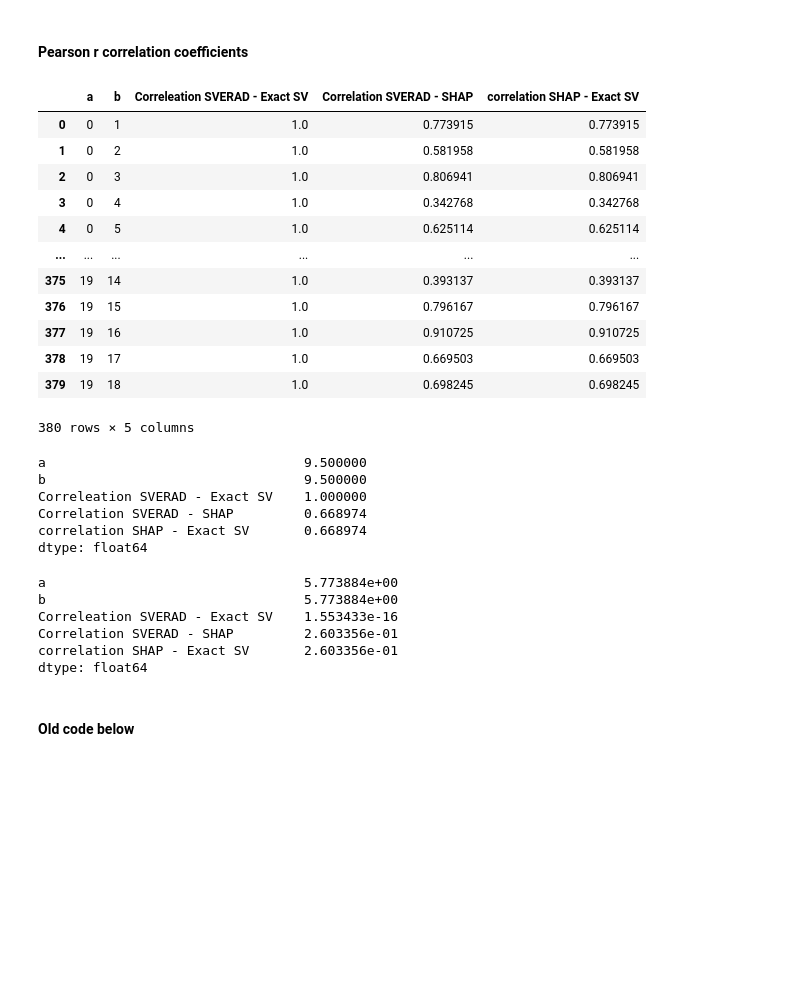
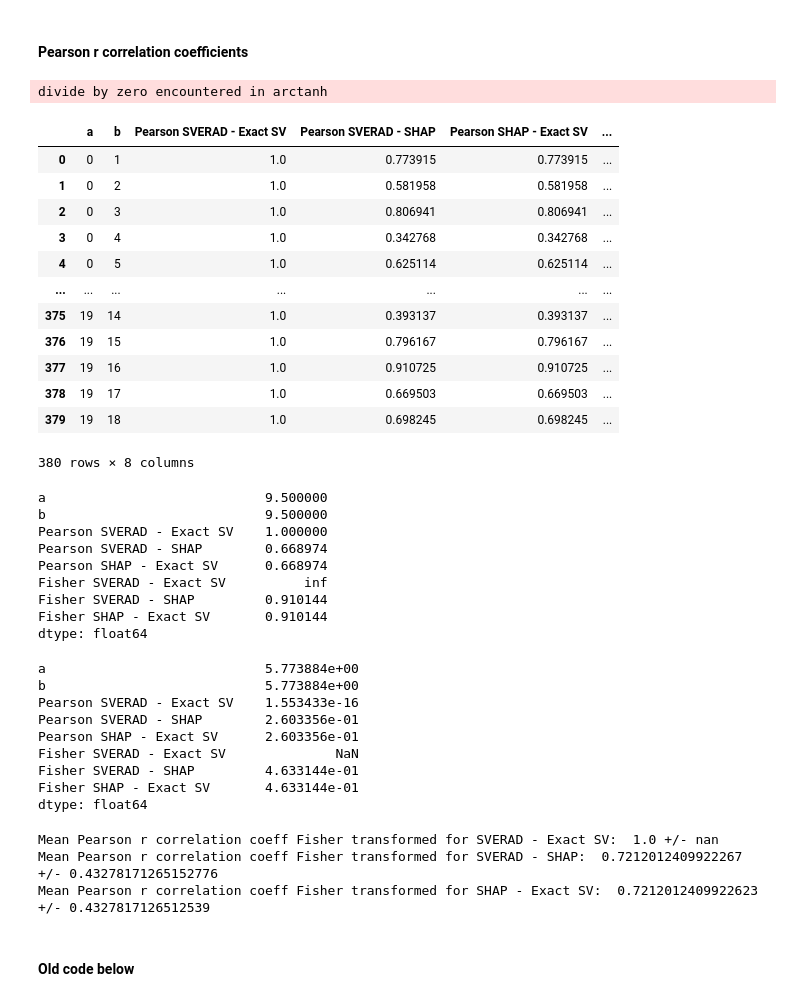
Before and after one commit to AndMastro/SVERAD, a Jupyter notebook: explanations_rbf_random_vectors.ipynb, the cells around one changed output. Saved outputs shown, nothing was run; the diff lists cells and outputs as text; code cells hidden in the pictures; blank space fills up the shorter version.

```diff
--- a/explanations_rbf_random_vectors.ipynb
+++ b/explanations_rbf_random_vectors.ipynb
@@ -19,12 +19,12 @@ import numpy as np
 SEED = 42
 set_seeds(SEED)
 
-COMPUTE_RANDOM_VECTORS = True # Set to True to compute random vectors and to False to load precomputed explanations
+LOAD_PRECOMPUTED_EXPLANATIONS = False # Set to True to compute random vectors and to False to load precomputed explanations
 SAVE_EXPLANATIONS = True
 
-GAMMA = 1.0 #set value of gamma for experiments (can define sigma instead and pass it to the functions that accept gamma as a paramenter)
+GAMMA = 1 #set value of gamma for experiments (can define sigma instead and pass it to the functions that accept gamma as a paramenter)
 SAMPLE_SIZE = 20 #set sample size for experiments
-NUM_FEATURES = 10 #set number of features for experiments
+NUM_FEATURES = 15 #set number of features for experiments
 # %% [markdown]
 ## Generating random vectors.
 # %%
@@ -35,7 +35,7 @@ random_vectors = r_gen.integers(0,2,(SAMPLE_SIZE,NUM_FEATURES))
 For all pairs SHAP SVERAD and SVs are calculated and compared.
 # %%
 save_path = "./data/pickle/explanations_random_vectors.p"
-if COMPUTE_RANDOM_VECTORS:
+if not LOAD_PRECOMPUTED_EXPLANATIONS:
     explanation_df = []
     # Iterating over all pairs
     for i, vector_i in tqdm(enumerate(random_vectors), total=SAMPLE_SIZE):
@@ -66,10 +66,12 @@ if COMPUTE_RANDOM_VECTORS:
                 # ignore all caught warnings
                 warnings.filterwarnings("ignore")
                 explainer_vec_i = KernelExplainer(exact_shapley_gen_i.rbf_kernel_value, random_vectors[mask_background_sample])
+                kernel_value = rbf_kernel(vector_i, vector_j, gamma = GAMMA)
                 shap_ij = explainer_vec_i.shap_values(vector_j)
 
             explanation_df.append({"instance a": i,
                                    "instance b": j,
+                                    "RBF kernel value": kernel_value,
                                    "Shapley": shapley_ij,
                                    "SVERAD": sverad_values_ij,
                                    "SHAP": shap_ij,
@@ -91,48 +119,65 @@ else:
 # %%
 corr_df = []
 for i, row in explanation_df.iterrows():
     if row["instance a"] == row["instance b"]:
         continue
     shapley_exact = row["Shapley"]
     sverad_value = row["SVERAD"]
     assert all(np.isclose(shapley_exact, sverad_value, 0, 1e-10))
     shap = row["SHAP"][0]
 
     corr_sverad_SV, p_sverad_SV = pearsonr(sverad_value, shapley_exact)
     corr_sverad_SHAP, p_sverad_SHAP = pearsonr(sverad_value, shap)
     corr_SHAP_SV, p_SHAP_SV = pearsonr(shapley_exact, shap)
 
-    corr_df.append({"a": row["instance a"], "b": row["instance b"], "Correleation SVERAD - Exact SV": corr_sverad_SV, "Correlation SVERAD - SHAP": corr_sverad_SHAP, "correlation SHAP - Exact SV": corr_SHAP_SV})
+    corr_df.append({"a": row["instance a"], "b": row["instance b"], "Pearson SVERAD - Exact SV": corr_sverad_SV, "Pearson SVERAD - SHAP": corr_sverad_SHAP, "Pearson SHAP - Exact SV": corr_SHAP_SV})
 corr_df = pd.DataFrame(corr_df)
+corr_df["Fisher SVERAD - Exact SV"] = np.arctanh(corr_df["Pearson SVERAD - Exact SV"])
+corr_df["Fisher SVERAD - SHAP"] = np.arctanh(corr_df["Pearson SVERAD - SHAP"])
+corr_df["Fisher SHAP - Exact SV"] = np.arctanh(corr_df["Pearson SHAP - Exact SV"])
 display(corr_df)
 display(corr_df.mean())
 display(corr_df.std())
+
+print("Mean Pearson r correlation coeff Fisher transformed for SVERAD - Exact SV: ", np.tanh(corr_df["Fisher SVERAD - Exact SV"].mean()), "+/-", np.tanh(corr_df["Fisher SVERAD - Exact SV"].std()))
+print("Mean Pearson r correlation coeff Fisher transformed for SVERAD - SHAP: ", np.tanh(corr_df["Fisher SVERAD - SHAP"].mean()), "+/-", np.tanh(corr_df["Fisher SVERAD - SHAP"].std()))
+print("Mean Pearson r correlation coeff Fisher transformed for SHAP - Exact SV: ", np.tanh(corr_df["Fisher SHAP - Exact SV"].mean()), "+/-", np.tanh(corr_df["Fisher SHAP - Exact SV"].std()))
 # %% [output]
+divide by zero encountered in arctanh
-|  | a | b | Correleation SVERAD - Exact SV | Correlation SVERAD - SHAP | correlation SHAP - Exact SV |
-| 0 | 0 | 1 | 1.0 | 0.773915 | 0.773915 |
-| 1 | 0 | 2 | 1.0 | 0.581958 | 0.581958 |
-| 2 | 0 | 3 | 1.0 | 0.806941 | 0.806941 |
-| 3 | 0 | 4 | 1.0 | 0.342768 | 0.342768 |
-| 4 | 0 | 5 | 1.0 | 0.625114 | 0.625114 |
-| ... | ... | ... | ... | ... | ... |
-| 375 | 19 | 14 | 1.0 | 0.393137 | 0.393137 |
-| 376 | 19 | 15 | 1.0 | 0.796167 | 0.796167 |
-| 377 | 19 | 16 | 1.0 | 0.910725 | 0.910725 |
-| 378 | 19 | 17 | 1.0 | 0.669503 | 0.669503 |
-| 379 | 19 | 18 | 1.0 | 0.698245 | 0.698245 |
+|  | a | b | Pearson SVERAD - Exact SV | Pearson SVERAD - SHAP | Pearson SHAP - Exact SV | ... |
+| 0 | 0 | 1 | 1.0 | 0.773915 | 0.773915 | ... |
+| 1 | 0 | 2 | 1.0 | 0.581958 | 0.581958 | ... |
+| 2 | 0 | 3 | 1.0 | 0.806941 | 0.806941 | ... |
+| 3 | 0 | 4 | 1.0 | 0.342768 | 0.342768 | ... |
+| 4 | 0 | 5 | 1.0 | 0.625114 | 0.625114 | ... |
+| ... | ... | ... | ... | ... | ... | ... |
+| 375 | 19 | 14 | 1.0 | 0.393137 | 0.393137 | ... |
+| 376 | 19 | 15 | 1.0 | 0.796167 | 0.796167 | ... |
+| 377 | 19 | 16 | 1.0 | 0.910725 | 0.910725 | ... |
+| 378 | 19 | 17 | 1.0 | 0.669503 | 0.669503 | ... |
+| 379 | 19 | 18 | 1.0 | 0.698245 | 0.698245 | ... |
-380 rows × 5 columns
-a                                 9.500000
-b                                 9.500000
-Correleation SVERAD - Exact SV    1.000000
-Correlation SVERAD - SHAP         0.668974
-correlation SHAP - Exact SV       0.668974
-dtype: float64
+380 rows × 8 columns
-a                                 5.773884e+00
-b                                 5.773884e+00
-Correleation SVERAD - Exact SV    1.553433e-16
-Correlation SVERAD - SHAP         2.603356e-01
-correlation SHAP - Exact SV       2.603356e-01
+a                            9.500000
+b                            9.500000
+Pearson SVERAD - Exact SV    1.000000
+Pearson SVERAD - SHAP        0.668974
+Pearson SHAP - Exact SV      0.668974
+Fisher SVERAD - Exact SV          inf
+Fisher SVERAD - SHAP         0.910144
+Fisher SHAP - Exact SV       0.910144
 dtype: float64
+a                            5.773884e+00
+b                            5.773884e+00
+Pearson SVERAD - Exact SV    1.553433e-16
+Pearson SVERAD - SHAP        2.603356e-01
+Pearson SHAP - Exact SV      2.603356e-01
+Fisher SVERAD - Exact SV              NaN
+Fisher SVERAD - SHAP         4.633144e-01
+Fisher SHAP - Exact SV       4.633144e-01
+dtype: float64
+Mean Pearson r correlation coeff Fisher transformed for SVERAD - Exact SV:  1.0 +/- nan
+Mean Pearson r correlation coeff Fisher transformed for SVERAD - SHAP:  0.7212012409922267 +/- 0.43278171265152776
+Mean Pearson r correlation coeff Fisher transformed for SHAP - Exact SV:  0.7212012409922623 +/- 0.4327817126512539
 # %% [markdown]
 #### Old code below
 # %%
```
Also changed, not shown: parts of 5 cells of this notebook, 2 other files.
